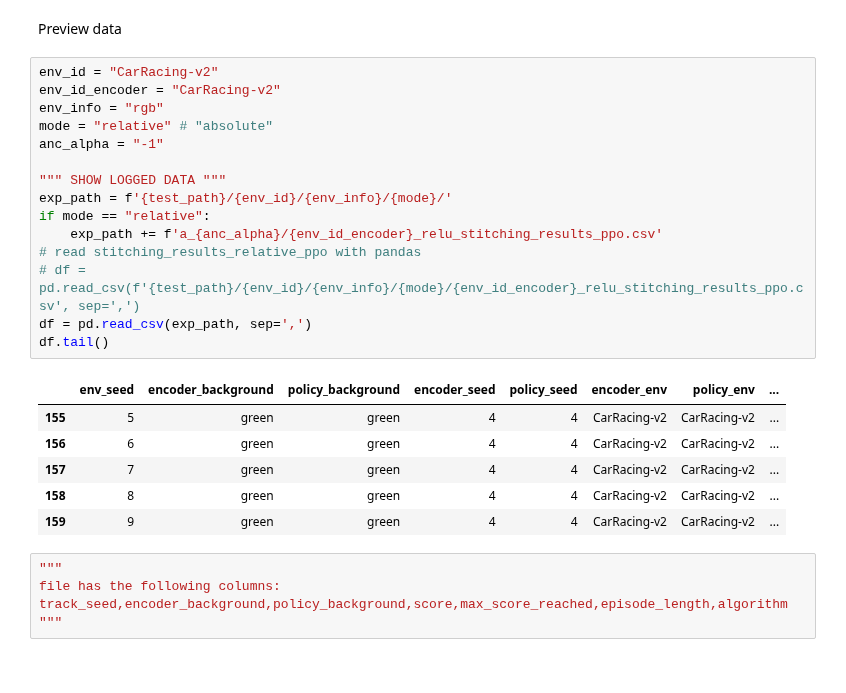
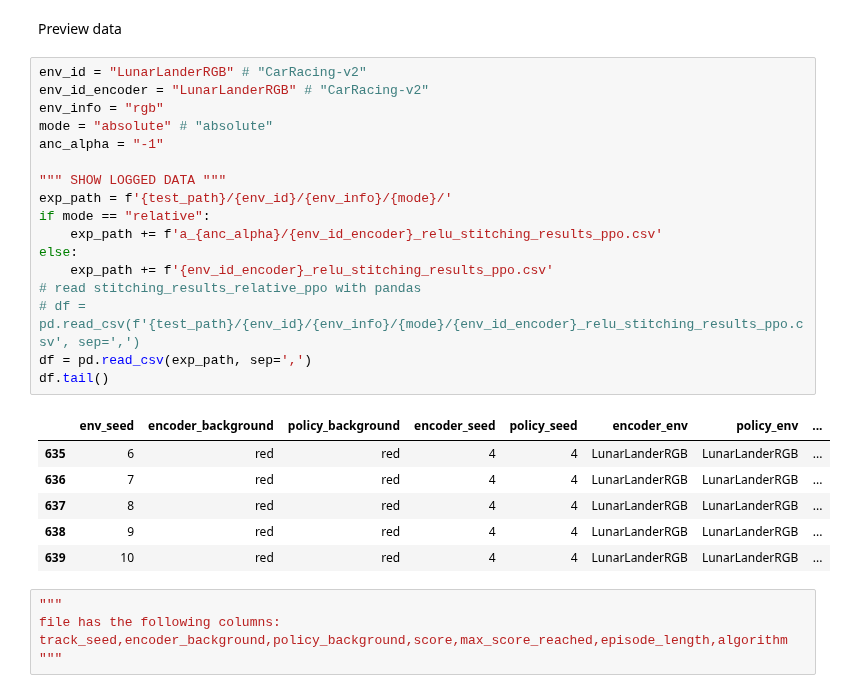
Before and after one commit to antoniopioricciardi/rl_relrepr_gymnasium, a Jupyter notebook: notebooks/stitching_results.ipynb, the cells around one changed output. Drawn from its saved outputs; the diff is of its cells as text.

```diff
--- a/notebooks/stitching_results.ipynb
+++ b/notebooks/stitching_results.ipynb
@@ -16,27 +16,29 @@ test_path = 'experiments/stitching_tests'
 # %% [markdown]
 Preview data
 # %%
-env_id = "CarRacing-v2"
-env_id_encoder = "CarRacing-v2"
+env_id = "LunarLanderRGB" # "CarRacing-v2"
+env_id_encoder = "LunarLanderRGB" # "CarRacing-v2"
 env_info = "rgb"
-mode = "relative" # "absolute"
+mode = "absolute" # "absolute"
 anc_alpha = "-1"
 
 """ SHOW LOGGED DATA """
 exp_path = f'{test_path}/{env_id}/{env_info}/{mode}/'
 if mode == "relative":
     exp_path += f'a_{anc_alpha}/{env_id_encoder}_relu_stitching_results_ppo.csv'
+else:
+    exp_path += f'{env_id_encoder}_relu_stitching_results_ppo.csv'
 # read stitching_results_relative_ppo with pandas
 # df = pd.read_csv(f'{test_path}/{env_id}/{env_info}/{mode}/{env_id_encoder}_relu_stitching_results_ppo.csv', sep=',')
 df = pd.read_csv(exp_path, sep=',')
 df.tail()
 # %% [output]
 |  | env_seed | encoder_background | policy_background | encoder_seed | policy_seed | encoder_env | policy_env | ... |
-| 155 | 5 | green | green | 4 | 4 | CarRacing-v2 | CarRacing-v2 | ... |
-| 156 | 6 | green | green | 4 | 4 | CarRacing-v2 | CarRacing-v2 | ... |
-| 157 | 7 | green | green | 4 | 4 | CarRacing-v2 | CarRacing-v2 | ... |
-| 158 | 8 | green | green | 4 | 4 | CarRacing-v2 | CarRacing-v2 | ... |
-| 159 | 9 | green | green | 4 | 4 | CarRacing-v2 | CarRacing-v2 | ... |
+| 635 | 6 | red | red | 4 | 4 | LunarLanderRGB | LunarLanderRGB | ... |
+| 636 | 7 | red | red | 4 | 4 | LunarLanderRGB | LunarLanderRGB | ... |
+| 637 | 8 | red | red | 4 | 4 | LunarLanderRGB | LunarLanderRGB | ... |
+| 638 | 9 | red | red | 4 | 4 | LunarLanderRGB | LunarLanderRGB | ... |
+| 639 | 10 | red | red | 4 | 4 | LunarLanderRGB | LunarLanderRGB | ... |
 # %%
 """
 file has the following columns:
```
Also changed, not shown: parts of 18 cells of this notebook, 2 other files.
